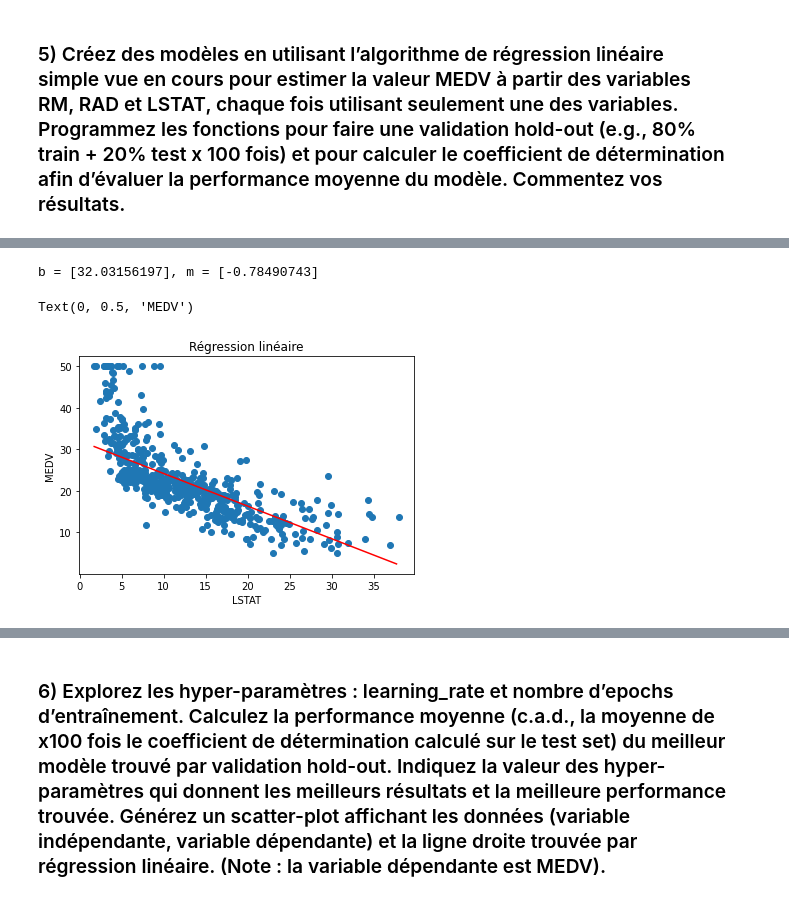
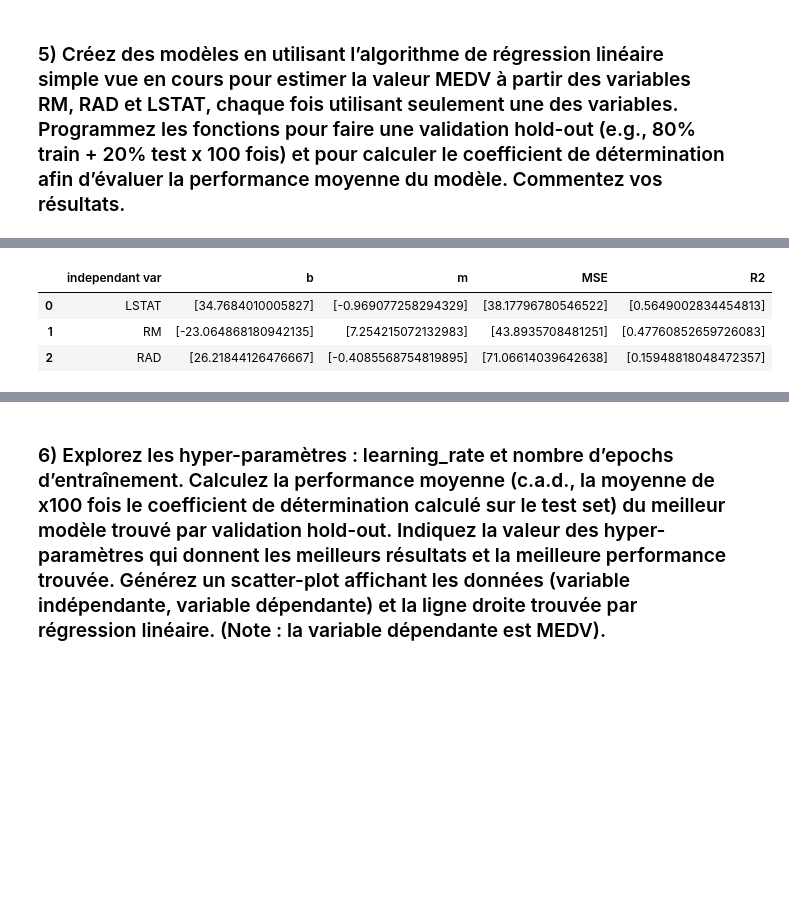
Before and after one commit to Leandro4002/ISD_TP5, a Jupyter notebook: notebook.ipynb, the cells around one changed output, grey strips where cells are left out. Drawn from its saved outputs; the diff is of its cells as text; code cells hidden in the pictures; blank space fills up the shorter version.

```diff
--- a/notebook.ipynb
+++ b/notebook.ipynb
@@ -167,29 +182,32 @@ def train_test_split(dataset, split=0.60):
 	return train, dataset_copy
 # %%
 # Hyper-parameters
-learning_rate = 0.005
-num_epochs = 2000
-num_iterations = 1
+learning_rate = {'RM': 0.047, 'RAD': 0.01, 'LSTAT' : 0.008}
+num_epochs = {'RM': 2000, 'RAD': 1000, 'LSTAT' : 3000}
+num_iterations = 5
 
-results = pd.DataFrame(columns=['independant var', 'b', 'm', 'MSE'])
+independant_vars = ['RM', 'RAD', 'LSTAT']
+results = pd.DataFrame(columns=['independant var', 'b', 'm', 'MSE', 'R2'])
 
-# Gradient descent
-for colName in ['LSTAT']:
-	data = boston_df[[colName, 'MEDV']].values
-	train_set, test_set = train_test_split(data, 0.80)
-	train_set = np.array(train_set)
-
-	print(f"\nStarting gradient descent with {num_epochs} epochs and independant var '{colName}'")
+for col_name in independant_vars:
+	print(f"\n[{col_name}] Starting gradient descent with {num_epochs[col_name]} epochs and learning rate = {learning_rate[col_name]}")
 
 	for i in range(num_iterations):
+		# Split the dataset
+		data = boston_df[[col_name, 'MEDV']].values
+		train_set, test_set = train_test_split(data, 0.80)
+		train_set = np.array(train_set)
+
+		# Init b and m
 		b = np.random.rand(1)  # intercept
 		m = np.random.rand(1)  # pente
 
-		[b, m] = gradient_descent(train_set, b, m, learning_rate, num_epochs)
+		# Gradient descent
+		[b, m] = gradient_descent(train_set, b, m, learning_rate[col_name], num_epochs[col_name])
 
+		# Compute and store results
 		mse = compute_MSE(b, m, train_set)
-		print(f"\titeration {i + 1}/{num_iterations}, b = {b}, m = {m}, MSE = {mse}")
-		results.loc[len(results)] = [colName, b, m, mse]
-
-results
+		r2 = linearDeterminationCoeff(b, m, train_set)
+		print(f"\titeration {i + 1}/{num_iterations}, b = {b}, m = {m}, MSE = {mse}, R2 = {r2}")
+		results.loc[len(results)] = [col_name, b, m, mse, r2]
 # %% [output]
@@ -202,17 +234,13 @@ def linearDeterminationCoeff():
-# %%
-from matplotlib import pyplot as plt
-
-plt.scatter(boston_df['LSTAT'], boston_df['MEDV'])
-
-# Draw prediction line
-x = np.arange(boston_df['LSTAT'].min(), boston_df['LSTAT'].max(), 0.5)
-plt.plot(x, m*x + b, 'r')
-print(f"b = {b}, m = {m}")
-
-plt.title('Régression linéaire')
-plt.xlabel('LSTAT')
-plt.ylabel('MEDV')
-# %% [output]
-b = [32.03156197], m = [-0.78490743]
-Text(0, 0.5, 'MEDV')
-[figure, removed]
+# %%
+# Select best model based on linear determination coefficient
+best_models = results.sort_values(by=['R2'], kind='quicksort', ascending=False)
+
+# Only keep the best model for each independant var
+best_models.drop_duplicates(subset='independant var', keep='first', inplace=True, ignore_index=True)
+
+best_models
+# %% [output]
+|  | independant var | b | m | MSE | R2 |
+| 0 | LSTAT | [34.7684010005827] | [-0.969077258294329] | [38.17796780546522] | [0.5649002834454813] |
+| 1 | RM | [-23.064868180942135] | [7.254215072132983] | [43.8935708481251] | [0.47760852659726083] |
+| 2 | RAD | [26.21844126476667] | [-0.4085568754819895] | [71.06614039642638] | [0.15948818048472357] |
```
Also changed, not shown: parts of 5 cells of this notebook.
